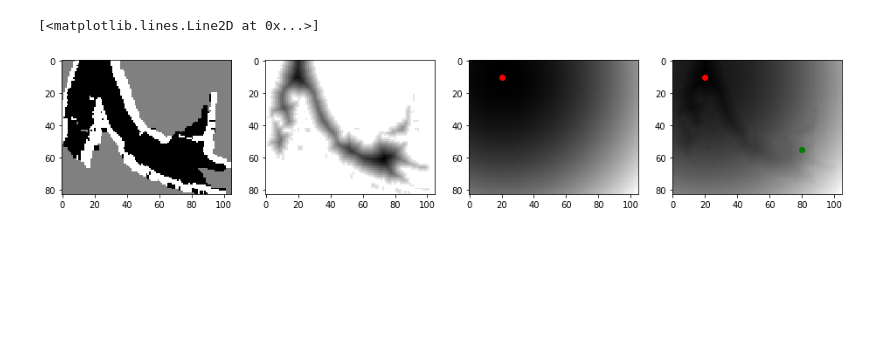
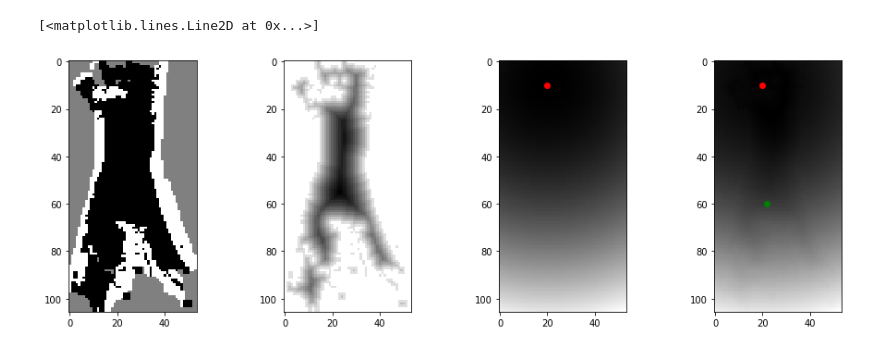
Before and after one commit to ctu-vras/trajectory_optimization, a Jupyter notebook: src/apf.ipynb, the cells around one changed output. Saved outputs shown, nothing was run; the diff lists cells and outputs as text; code cells hidden in the pictures; blank space fills up the shorter version.

```diff
--- a/src/apf.ipynb
+++ b/src/apf.ipynb
@@ -6,10 +6,11 @@ from scipy.ndimage.morphology import distance_transform_edt as bwdist
 from grid import create_grid
 # %%
 # data
-ind = 15 #np.random.randint(0, 19)
+ind = np.random.randint(0, 19)
 elev_map = np.load('./data/elev_map{}.npy'.format(ind))
 dynamic_pc = np.load('./data/dynamic_pc{}.npy'.format(ind))
 robot_pose = np.load('./data/robot_pose{}.npy'.format(ind))
+x_min, y_min = np.min(elev_map[:, 0]), np.min(elev_map[:, 1])
 
 map_res = 0.15
 margin = 0.3
@@ -17,7 +18,7 @@ margin = 0.3
 grid, elev_grid = create_grid(elev_map, map_res=map_res, safety_distance=0., margin=margin)
 # %%
 num_iters=100
-influence_r=0.5
+influence_r=0.2
 repulsive_coef=200
 attractive_coef=1./100
 
@@ -34,35 +35,35 @@ repulsive[d2 > d0] = 0
 
 
 # Compute attractive force
-start = [80, 55]
+start = (np.array([robot_pose[1], robot_pose[0]]) - [y_min, x_min]) // map_res
 while True:
     i,j = np.random.randint(0, grid.shape[0]), np.random.randint(0, grid.shape[1])
     if grid[i,j] != 1:
         goal = [j, i]
         break
-goal = [20, 10]
+# goal = [20, 10]
 xi = attractive_coef
 attractive = xi * ( (x - goal[0])**2 + (y - goal[1])**2 )
 # Combine terms
 total = attractive + repulsive
 
 plt.figure(figsize=(16,5))
 plt.subplot(1,4,1)
 plt.imshow(grid, cmap='gray')
 
 plt.subplot(1,4,2)
 plt.imshow(repulsive, cmap='gray')
 
 plt.subplot(1,4,3)
 plt.imshow(attractive, cmap='gray')
 plt.plot(goal[0], goal[1], 'ro')
 
 plt.subplot(1,4,4)
 plt.imshow(total, cmap='gray')
 plt.plot(goal[0], goal[1], 'ro')
 plt.plot(start[0], start[1], 'ro', color='g')
 # %% [output]
 [<matplotlib.lines.Line2D at 0x...>]
-[figure, old version]
+[figure, new version]
 # %%
 def construct_path(total_potential, start_coords, end_coords, max_its):
```
Also changed, not shown: parts of 8 cells of this notebook, 2 other files.
